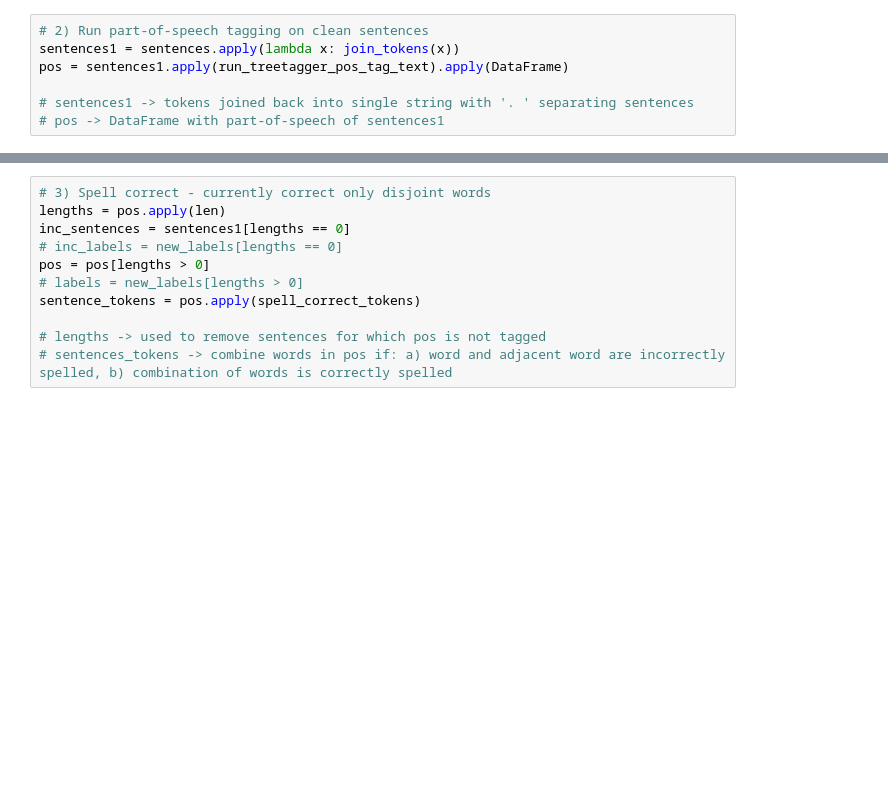
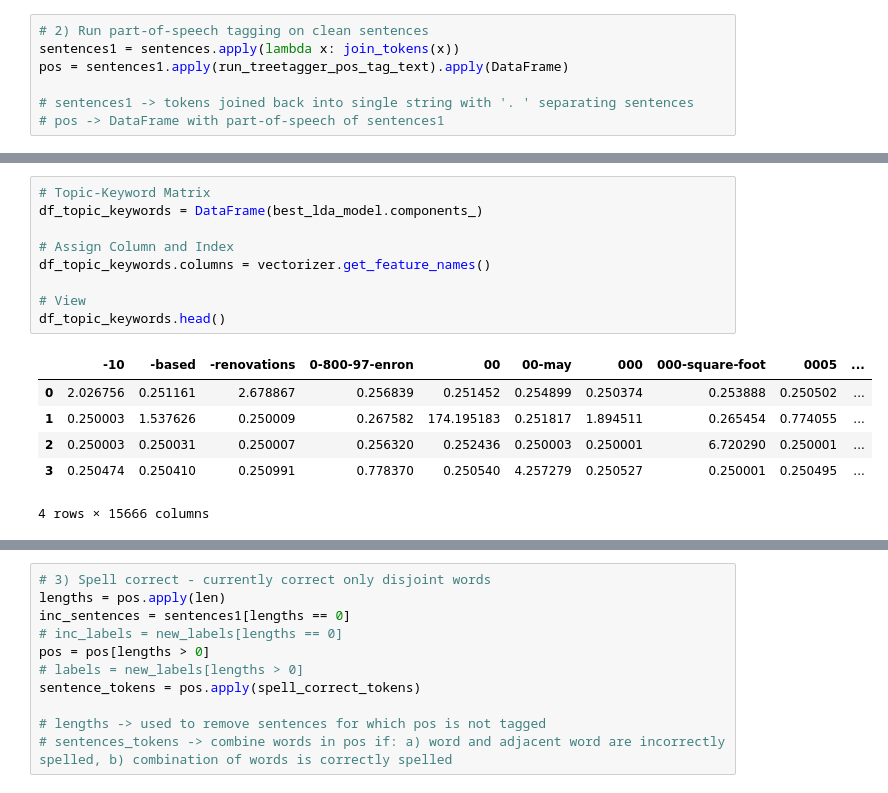
Before and after one commit to SNaveenMathew/TextMining, a Jupyter notebook: main.ipynb, the cells around one changed output, grey strips where cells are left out. Cells and saved outputs as stored; diff of their text form; blank space fills up the shorter version.

```diff
--- a/main.ipynb
+++ b/main.ipynb
@@ -196,0 +306,16 @@ pos = sentences1.apply(run_treetagger_pos_tag_text).apply(DataFrame)
+# %%
+# Topic-Keyword Matrix
+df_topic_keywords = DataFrame(best_lda_model.components_)
+
+# Assign Column and Index
+df_topic_keywords.columns = vectorizer.get_feature_names()
+
+# View
+df_topic_keywords.head()
+# %% [output]
+|  | -10 | -based | -renovations | 0-800-97-enron | 00 | 00-may | 000 | 000-square-foot | 0005 | ... |
+| 0 | 2.026756 | 0.251161 | 2.678867 | 0.256839 | 0.251452 | 0.254899 | 0.250374 | 0.253888 | 0.250502 | ... |
+| 1 | 0.250003 | 1.537626 | 0.250009 | 0.267582 | 174.195183 | 0.251817 | 1.894511 | 0.265454 | 0.774055 | ... |
+| 2 | 0.250003 | 0.250031 | 0.250007 | 0.256320 | 0.252436 | 0.250003 | 0.250001 | 6.720290 | 0.250001 | ... |
+| 3 | 0.250474 | 0.250410 | 0.250991 | 0.778370 | 0.250540 | 4.257279 | 0.250527 | 0.250001 | 0.250495 | ... |
+4 rows × 15666 columns
```
Also changed, not shown: parts of 23 cells of this notebook, 4 other files.
